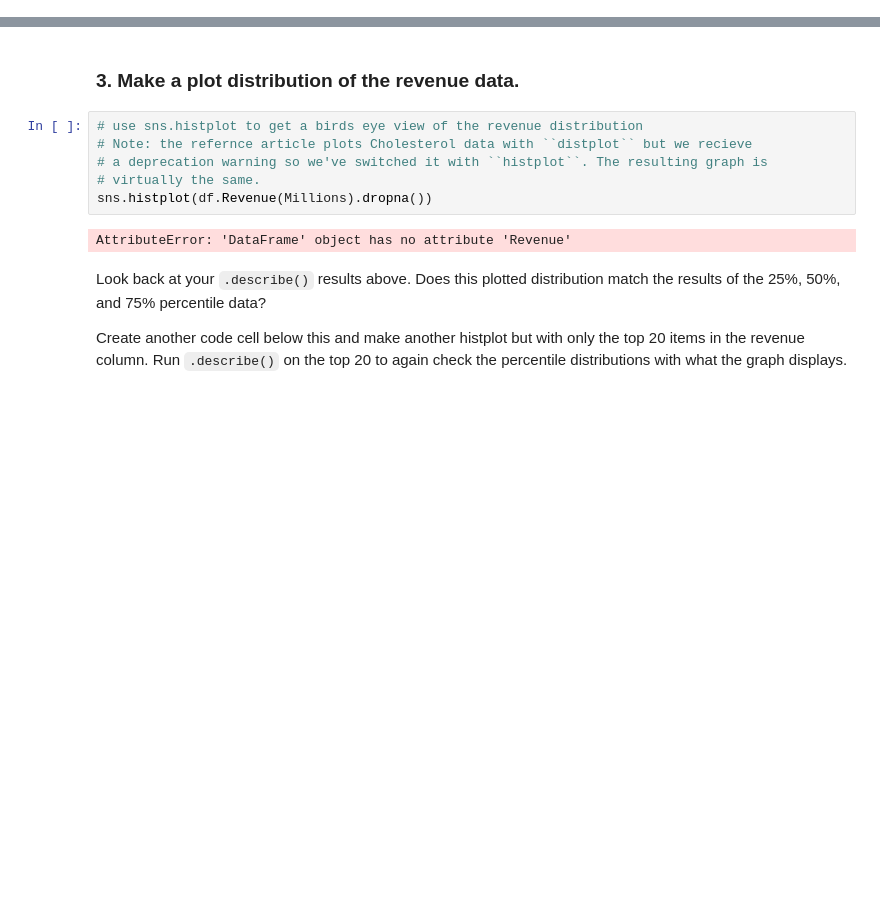
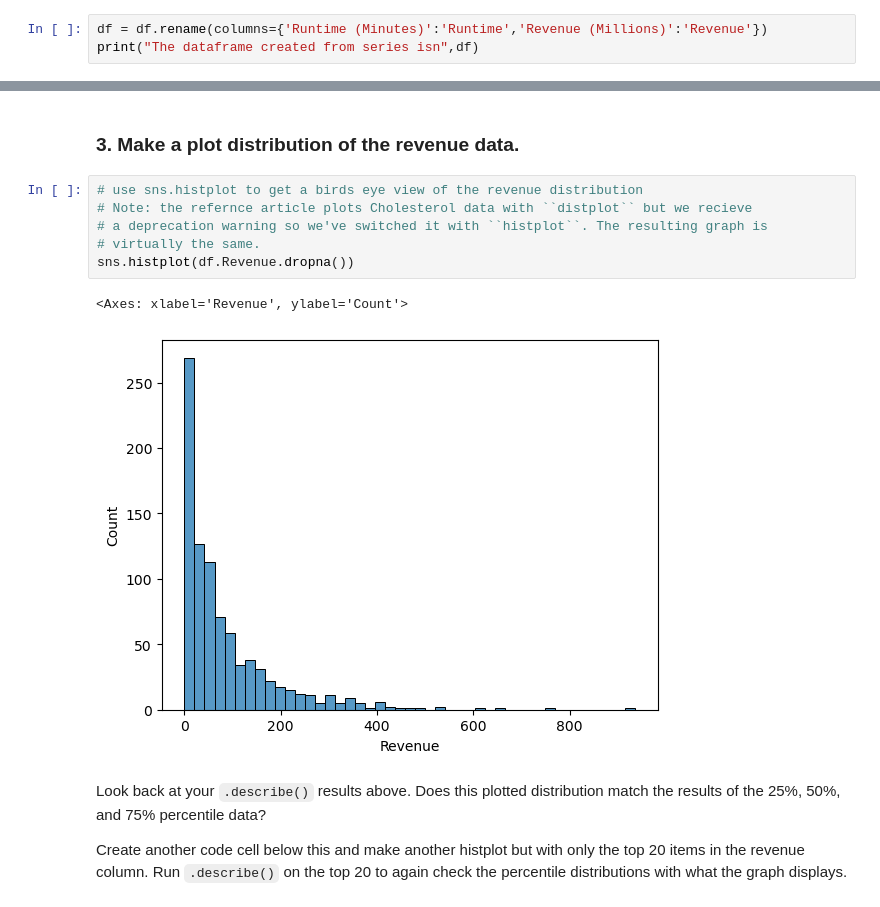
Before and after one commit to KavVij/EDA_pt2_studio, a Jupyter notebook: EDApt2-Studio.ipynb, the cells around one changed output, grey strips where cells are left out. Cells and saved outputs as stored; diff of their text form; blank space fills up the shorter version.

```diff
--- a/EDApt2-Studio.ipynb
+++ b/EDApt2-Studio.ipynb
@@ -44,0 +42,3 @@ Index(['Rank', 'Title', 'Genre', 'Description', 'Director', 'Actors', 'Year',
+# %%
+df = df.rename(columns={'Runtime (Minutes)':'Runtime','Revenue (Millions)':'Revenue'})
+print("The dataframe created from series isn",df)
@@ -154,11 +172,12 @@ Name: Revenue (Millions), Length: 1000, dtype: bool
 # %%
 # use sns.histplot to get a birds eye view of the revenue distribution
 # Note: the refernce article plots Cholesterol data with ``distplot`` but we recieve
 # a deprecation warning so we've switched it with ``histplot``. The resulting graph is
 # virtually the same.
-sns.histplot(df.Revenue(Millions).dropna())
+sns.histplot(df.Revenue.dropna())
 # %% [output]
-AttributeError: 'DataFrame' object has no attribute 'Revenue'
+<Axes: xlabel='Revenue', ylabel='Count'>
+[figure, added]
 # %% [markdown]
 Look back at your ``.describe()`` results above. Does this plotted distribution match the results of the 25%, 50%, and 75% percentile data?
 
```
Also changed, not shown: parts of 13 cells of this notebook.
